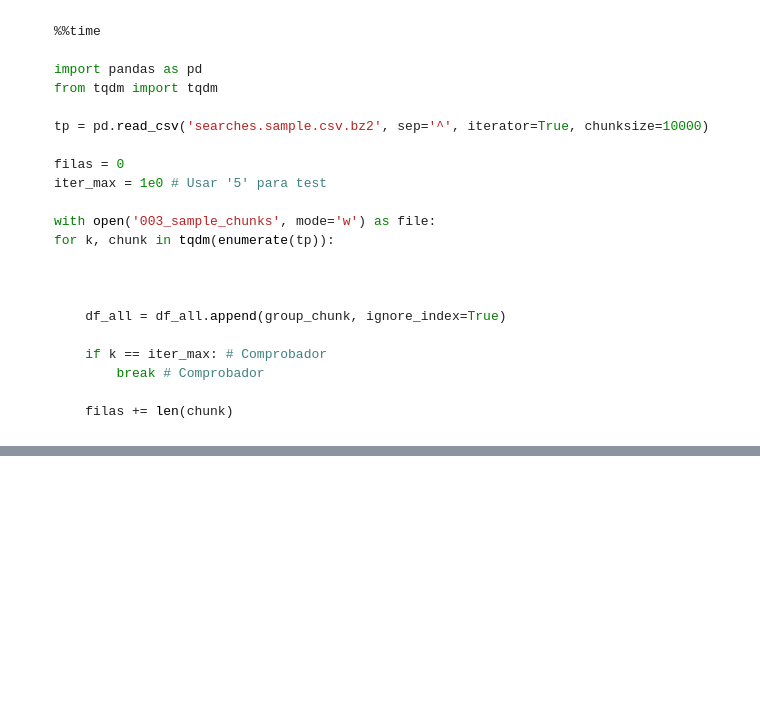
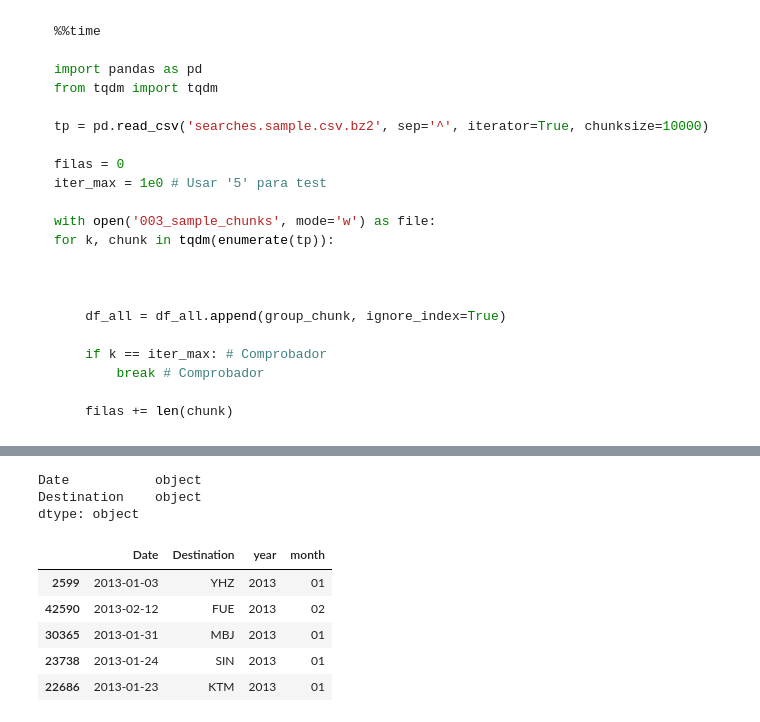
Before and after one commit to malonsol/mario, a Jupyter notebook: challenge/DS_Challenge_Mario.ipynb, the cells around one changed output, grey strips where cells are left out. Cells and saved outputs as stored; diff of their text form; code cells hidden in the pictures; blank space fills up the shorter version.

```diff
--- a/challenge/DS_Challenge_Mario.ipynb
+++ b/challenge/DS_Challenge_Mario.ipynb
@@ -475,0 +503,17 @@ searches_sample.sample(5)
+# %%
+searches_sample.dtypes
+# %% [output]
+Date           object
+Destination    object
+dtype: object
+# %%
+searches_sample['year'] = searches_sample['Date'].str[:4]
+searches_sample['month'] = searches_sample['Date'].str[5:7]
+searches_sample.sample(5)
+# %% [output]
+|  | Date | Destination | year | month |
+| 2599 | 2013-01-03 | YHZ | 2013 | 01 |
+| 42590 | 2013-02-12 | FUE | 2013 | 02 |
+| 30365 | 2013-01-31 | MBJ | 2013 | 01 |
+| 23738 | 2013-01-24 | SIN | 2013 | 01 |
+| 22686 | 2013-01-23 | KTM | 2013 | 01 |
```
Also changed, not shown: parts of 13 cells of this notebook.
